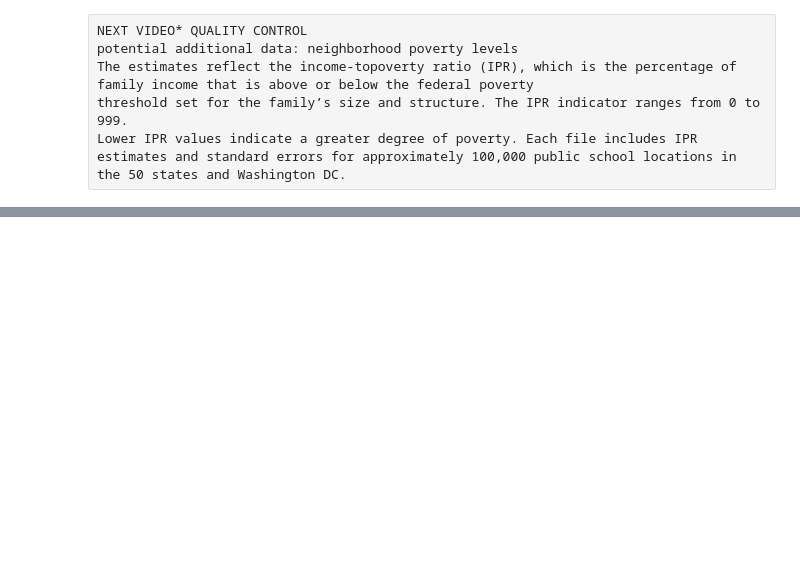
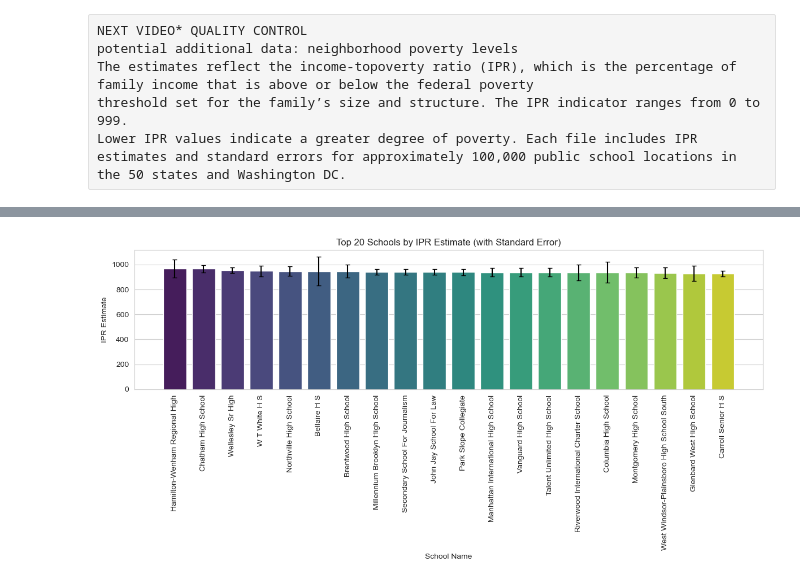
Before and after one commit to belvilleh/education, a Jupyter notebook: code/Education.ipynb, the cells around one changed output, grey strips where cells are left out. Cells and saved outputs as stored; diff of their text form; code cells hidden in the pictures; blank space fills up the shorter version.

```diff
--- a/code/Education.ipynb
+++ b/code/Education.ipynb
@@ -153,3 +200,7 @@ The estimates reflect the income-topoverty ratio (IPR), which is the percentage
 threshold set for the family’s size and structure. The IPR indicator ranges from 0 to 999.
 Lower IPR values indicate a greater degree of poverty. Each file includes IPR estimates and standard errors for approximately 100,000 public school locations in
 the 50 states and Washington DC.
+# %%
+ipr_level = pd.read_csv('..\data\EDGE_poverty_estimates.csv', encoding="unicode_escape")
+# %%
+ipr_level = ipr_level.rename(columns={'NCESSCH':'id'})
@@ -155,0 +216,6 @@ the 50 states and Washington DC.
+# %%
+df_ipr = df.merge(
+    ipr_level,
+    how='left',
+    on='id'
+)
@@ -155,0 +265,17 @@ the 50 states and Washington DC.
+# %%
+# Calculate IPR Standard Error (SE) by school ID and plot IPR estimates with school names
+df_ipr_sorted = df_ipr.sort_values('IPR_EST', ascending=False).head(20)  # Top 20 schools by IPR estimate
+df_ipr_sorted['IPR_EST'] = pd.to_numeric(df_ipr_sorted['IPR_EST'], errors='coerce')
+df_ipr_sorted['IPR_SE'] = pd.to_numeric(df_ipr_sorted['IPR_SE'], errors='coerce')
+df_ipr_sorted['NAME'] = df_ipr_sorted['NAME'].str.title()
+plt.figure(figsize=(12,6))
+sns.barplot(x='NAME', y='IPR_EST', data=df_ipr_sorted, palette='viridis', hue='NAME')
+plt.errorbar(x=range(len(df_ipr_sorted)), y=df_ipr_sorted['IPR_EST'], yerr=df_ipr_sorted['IPR_SE'], fmt='none', ecolor='black', capsize=3)
+plt.xticks(ticks=range(len(df_ipr_sorted)), labels=df_ipr_sorted['NAME'], rotation=90)
+plt.xlabel('School Name')
+plt.ylabel('IPR Estimate')
+plt.title('Top 20 Schools by IPR Estimate (with Standard Error)')
+plt.tight_layout()
+plt.show()
+# %% [output]
+[figure, added]
```
Also changed, not shown: parts of 9 cells of this notebook.
